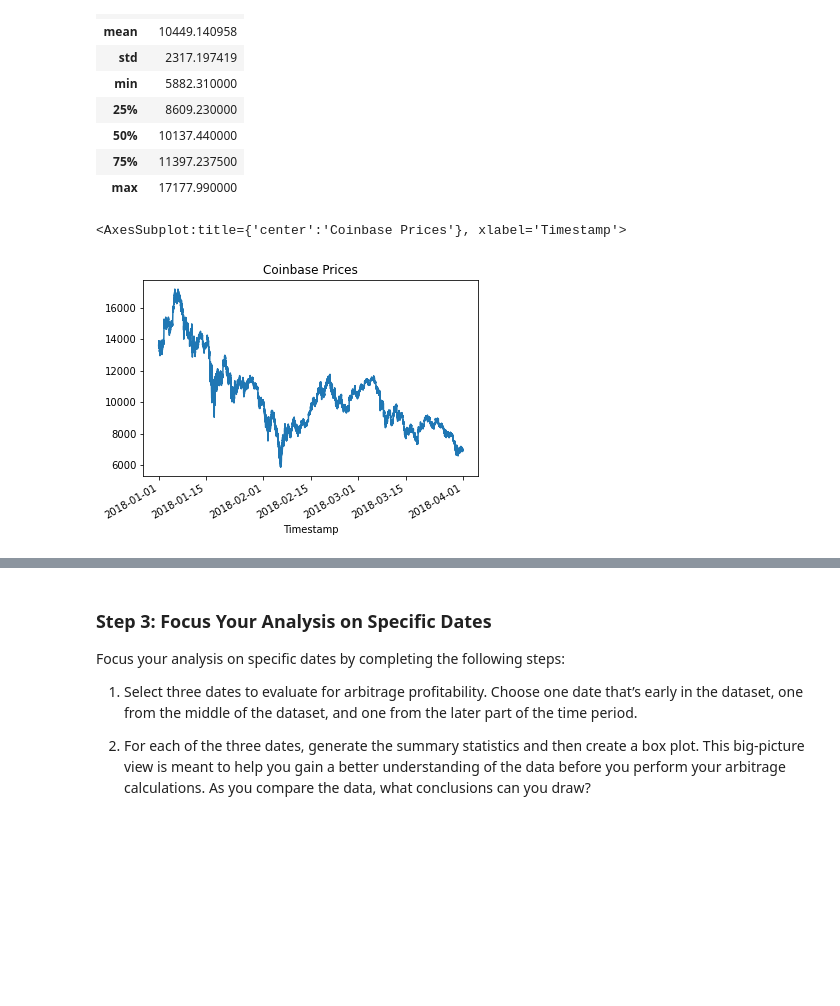
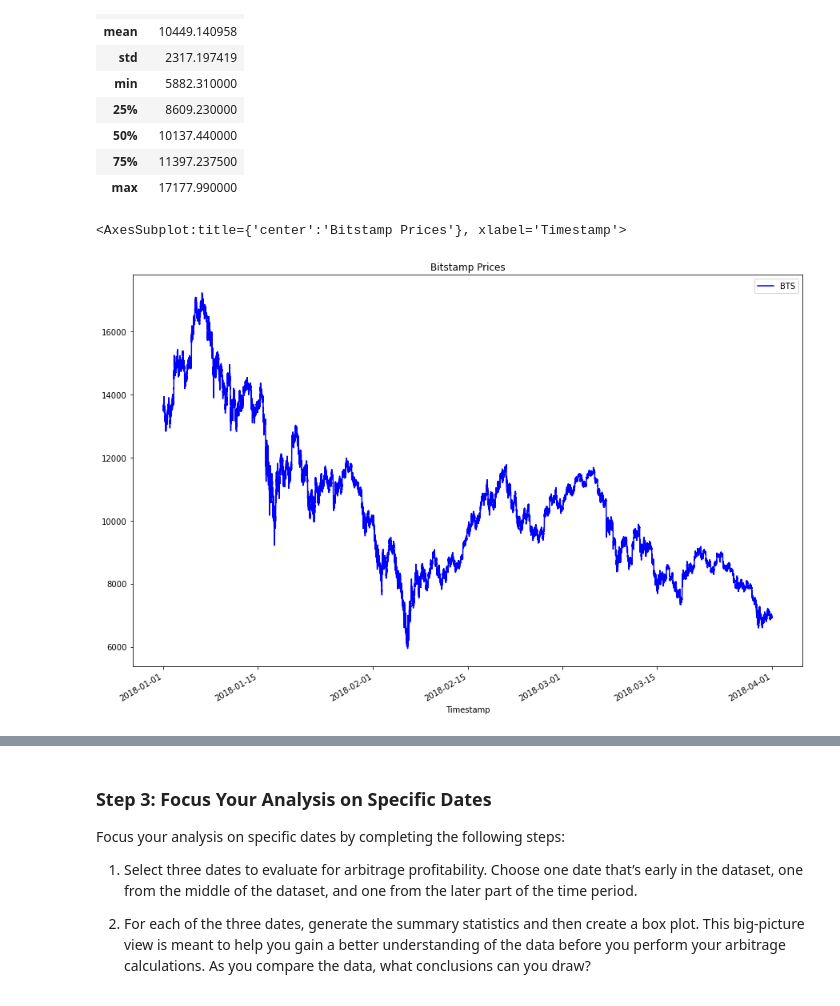
Before and after one commit to Arty-j/Arbitrage_opportunities, a Jupyter notebook: crypto_arbitrage.ipynb, the cells around one changed output, grey strips where cells are left out. Cells and saved outputs as stored; diff of their text form; code cells hidden in the pictures; blank space fills up the shorter version.

```diff
--- a/crypto_arbitrage.ipynb
+++ b/crypto_arbitrage.ipynb
@@ -312,10 +312,10 @@ Sort through the time series data associated with the bitstamp and coinbase Data
 # %%
 # Create a line plot for the bitstamp DataFrame for the full length of time in the dataset
 # Be sure that the figure size, title, and color are tailored to each visualization
-# YOUR CODE HERE
+bitstamp['Close'].plot(legend=True, figsize=(15, 10), title="Bitstamp Prices", color="blue", label="BTS")
 # %% [output]
-<AxesSubplot:title={'center':'Coinbase Prices'}, xlabel='Timestamp'>
+<AxesSubplot:title={'center':'Bitstamp Prices'}, xlabel='Timestamp'>
-[figure, old version]
+[figure, new version]
 # %%
 # Create a line plot for the coinbase DataFrame for the full length of time in the dataset
 # Be sure that the figure size, title, and color are tailored to each visualization
```
Also changed, not shown: parts of 18 cells of this notebook.
